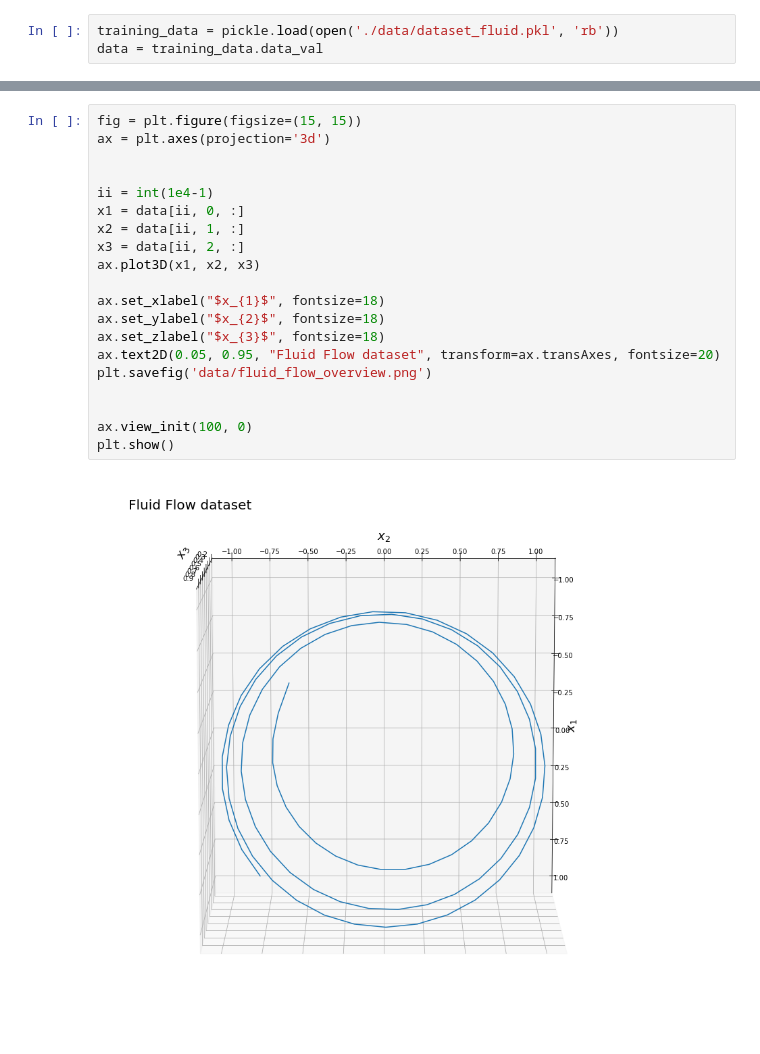
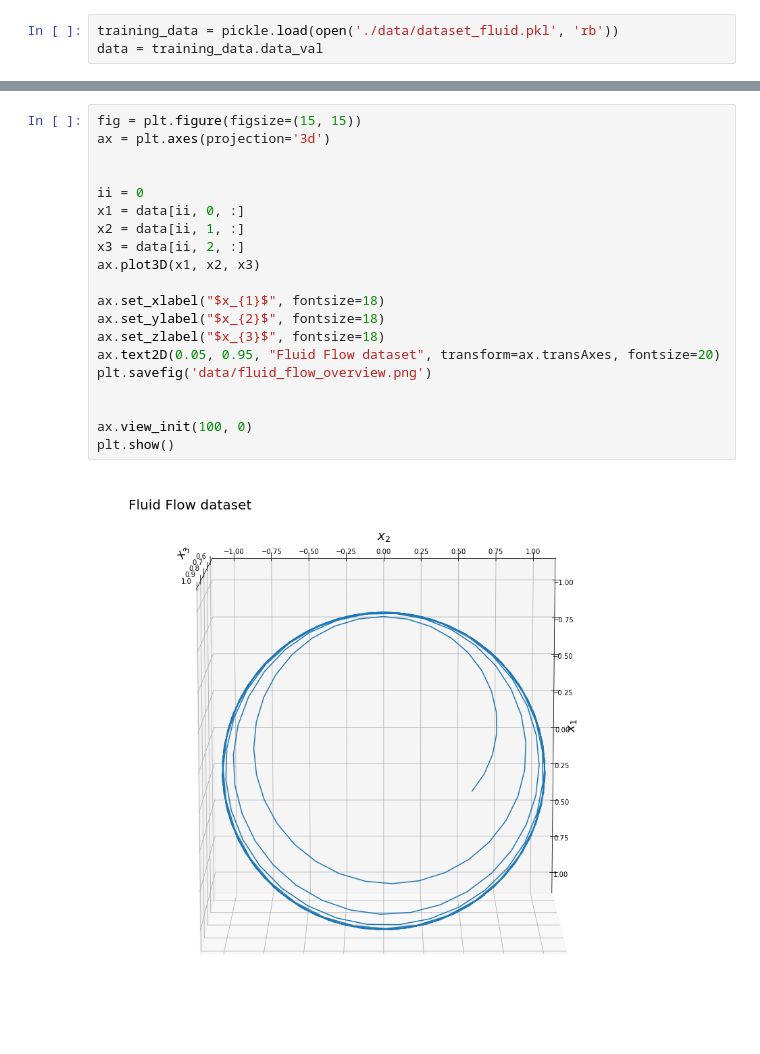
Before and after one commit to opaliss/dmd_autoencoder, a Jupyter notebook: dmd_autoencoder_ex_3.ipynb, the cells around one changed output, grey strips where cells are left out. Saved outputs shown, nothing was run; the diff lists cells and outputs as text.

```diff
--- a/dmd_autoencoder_ex_3.ipynb
+++ b/dmd_autoencoder_ex_3.ipynb
@@ -68,22 +69,22 @@ plt.show()
 # %%
 fig = plt.figure(figsize=(15, 15))
 ax = plt.axes(projection='3d')
 
 
-ii = int(1e4-1)
+ii = 0
 x1 = data[ii, 0, :]
 x2 = data[ii, 1, :]
 x3 = data[ii, 2, :]
 ax.plot3D(x1, x2, x3)
 
 ax.set_xlabel("$x_{1}$", fontsize=18)
 ax.set_ylabel("$x_{2}$", fontsize=18)
 ax.set_zlabel("$x_{3}$", fontsize=18)
 ax.text2D(0.05, 0.95, "Fluid Flow dataset", transform=ax.transAxes, fontsize=20)
 plt.savefig('data/fluid_flow_overview.png')
 
 
 ax.view_init(100, 0)
 plt.show()
 # %% [output]
-[figure, old version]
+[figure, new version]
```
Also changed, not shown: parts of 21 cells of this notebook, 2 other files.
